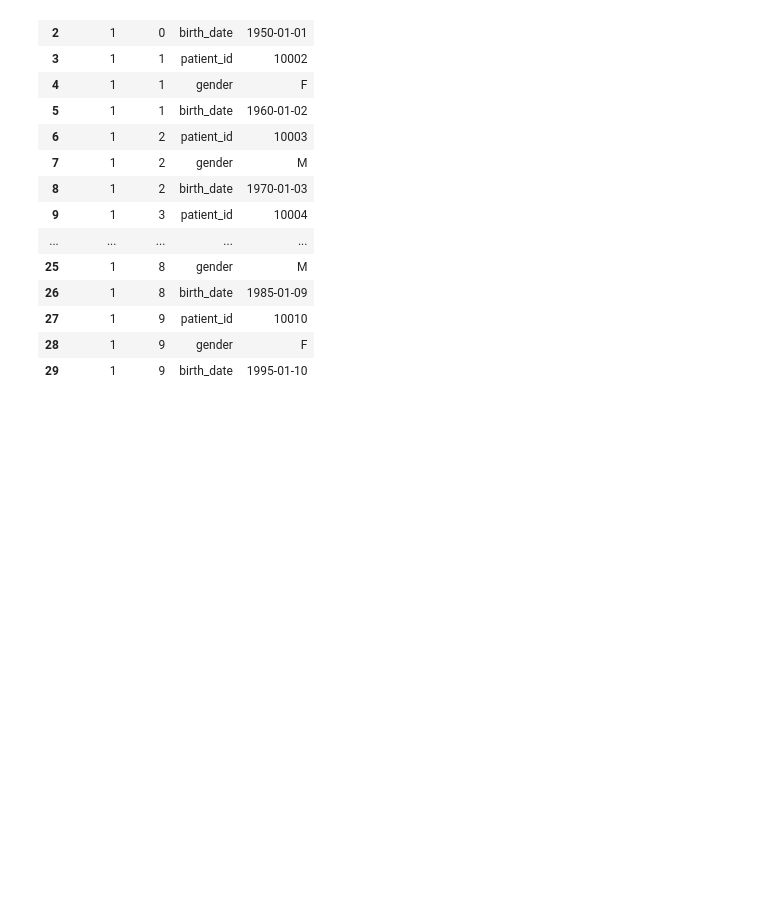
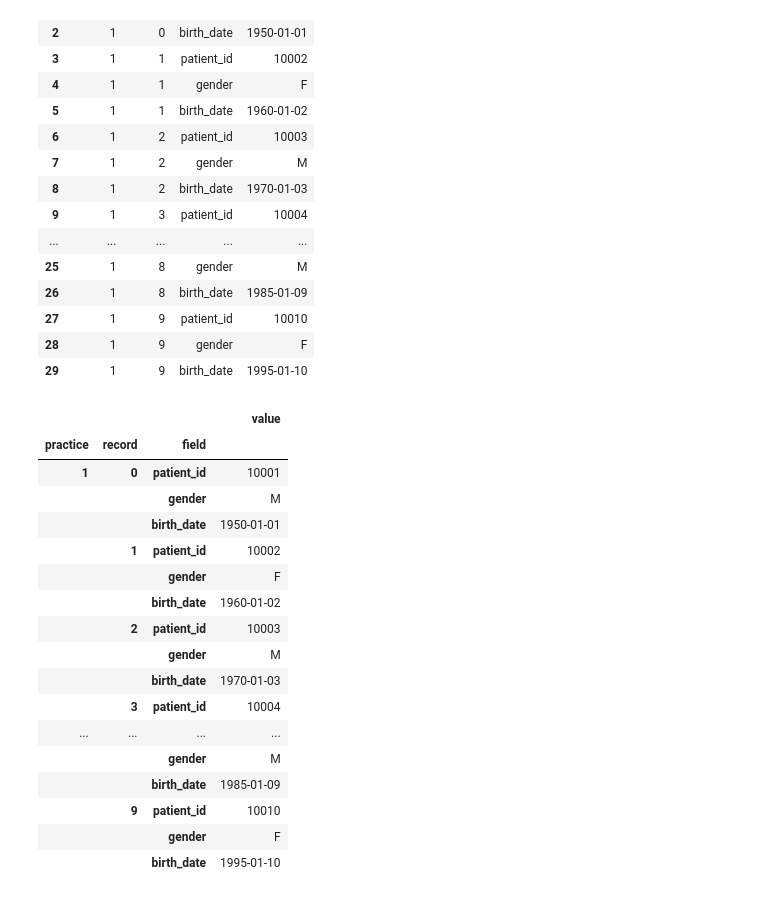
Before and after one commit to wdduncan/data-source-translation, a Jupyter notebook: notebook/stack_EAV.ipynb, the cells around one changed output. Cells and saved outputs as stored; diff of their text form; code cells hidden in the pictures; blank space fills up the shorter version.

Commit message:
adding unstack demo to notebook

```diff
--- a/notebook/stack_EAV.ipynb
+++ b/notebook/stack_EAV.ipynb
@@ -212,0 +213,25 @@ eav.to_csv(index=False)
+# %%
+# now unstack the EAV to get the tabular format back
+
+# create indexes onthe practice, record, and field columns
+eav_idx = eav.set_index(['practice', 'record', 'field'])
+eav_idx
+# %% [output]
+|  |  |  | value |
+| practice | record | field |  |
+| 1 | 0 | patient_id | 10001 |
+|  |  | gender | M |
+|  |  | birth_date | 1950-01-01 |
+|  | 1 | patient_id | 10002 |
+|  |  | gender | F |
+|  |  | birth_date | 1960-01-02 |
+|  | 2 | patient_id | 10003 |
+|  |  | gender | M |
+|  |  | birth_date | 1970-01-03 |
+|  | 3 | patient_id | 10004 |
+| ... | ... | ... | ... |
+|  |  | gender | M |
+|  |  | birth_date | 1985-01-09 |
+|  | 9 | patient_id | 10010 |
+|  |  | gender | F |
+|  |  | birth_date | 1995-01-10 |
```
Also changed, not shown: parts of 6 cells of this notebook.
